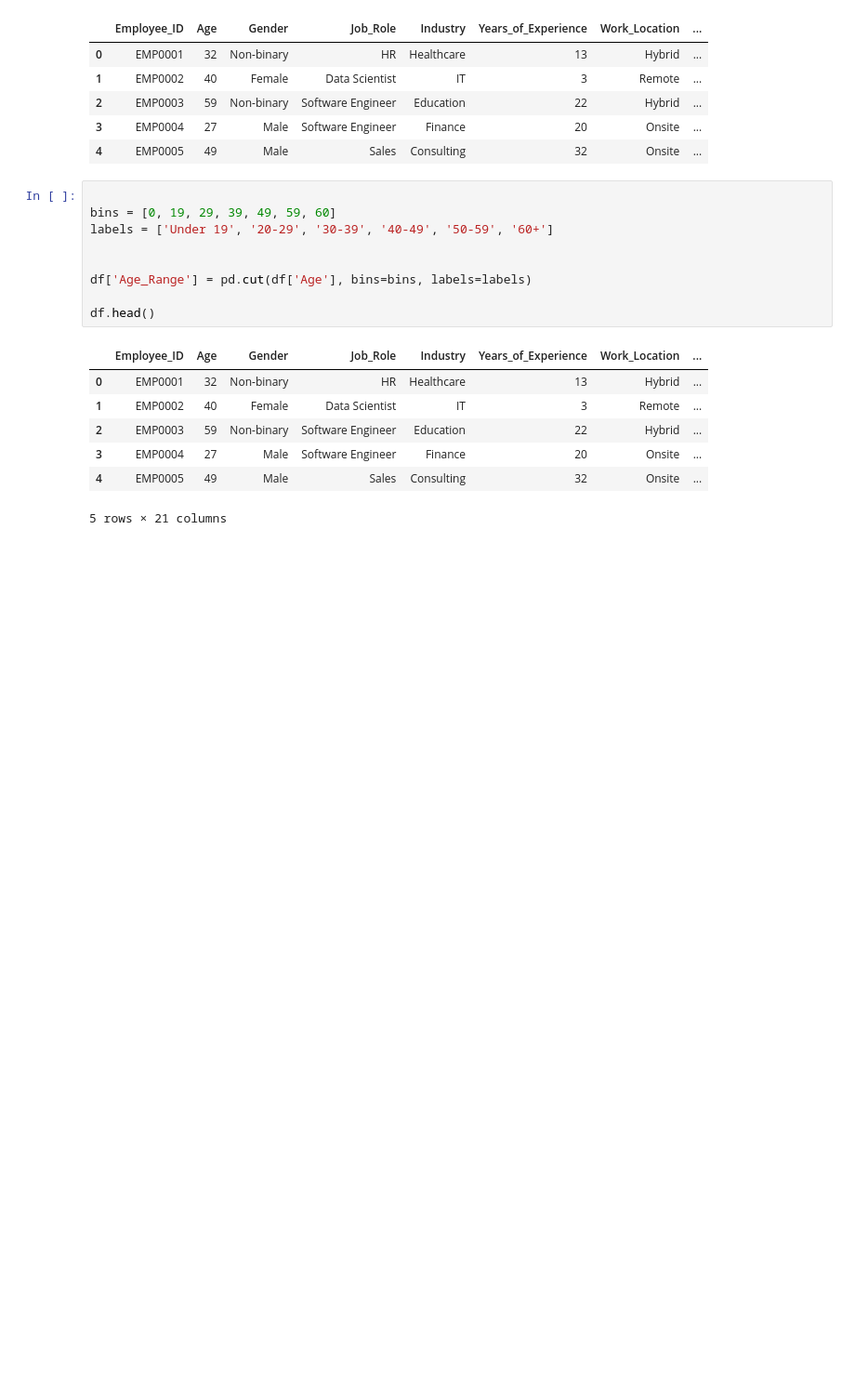
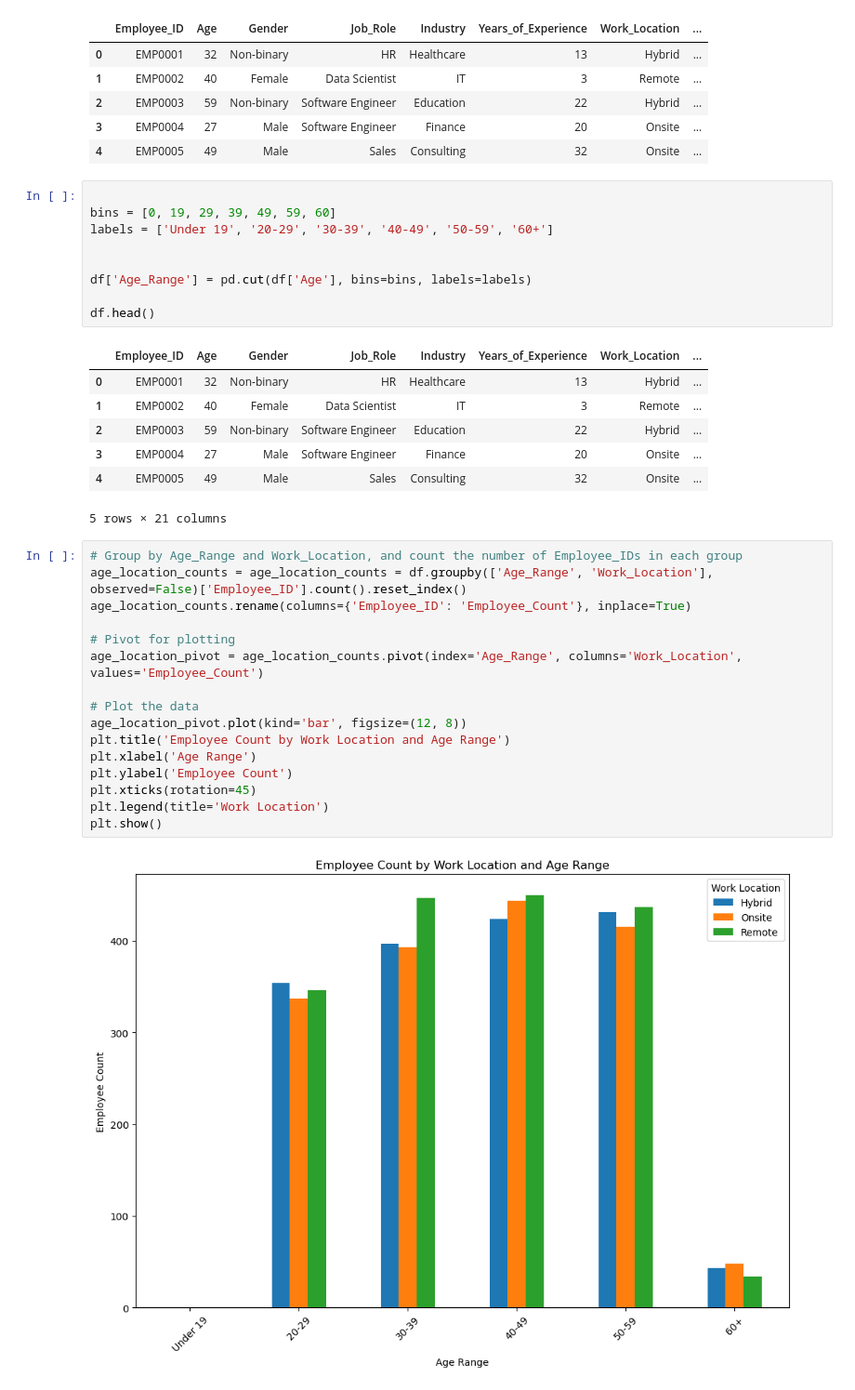
Before and after one commit to wdrossii/Project_1, a Jupyter notebook: Resources/Project_1.ipynb, the cells around one changed output. Shown at 93% size. Drawn from its saved outputs; the diff is of its cells as text; blank space fills up the shorter version.

```diff
--- a/Resources/Project_1.ipynb
+++ b/Resources/Project_1.ipynb
@@ -33,3 +32,21 @@ df.head()
 | 3 | EMP0004 | 27 | Male | Software Engineer | Finance | 20 | Onsite | ... |
 | 4 | EMP0005 | 49 | Male | Sales | Consulting | 32 | Onsite | ... |
 5 rows × 21 columns
+# %%
+# Group by Age_Range and Work_Location, and count the number of Employee_IDs in each group
+age_location_counts = age_location_counts = df.groupby(['Age_Range', 'Work_Location'], observed=False)['Employee_ID'].count().reset_index()
+age_location_counts.rename(columns={'Employee_ID': 'Employee_Count'}, inplace=True)
+
+# Pivot for plotting
+age_location_pivot = age_location_counts.pivot(index='Age_Range', columns='Work_Location', values='Employee_Count')
+
+# Plot the data
+age_location_pivot.plot(kind='bar', figsize=(12, 8))
+plt.title('Employee Count by Work Location and Age Range')
+plt.xlabel('Age Range')
+plt.ylabel('Employee Count')
+plt.xticks(rotation=45)
+plt.legend(title='Work Location')
+plt.show()
+# %% [output]
+[figure, added]
```
Also changed, not shown: parts of 2 cells of this notebook, 1 other file.
